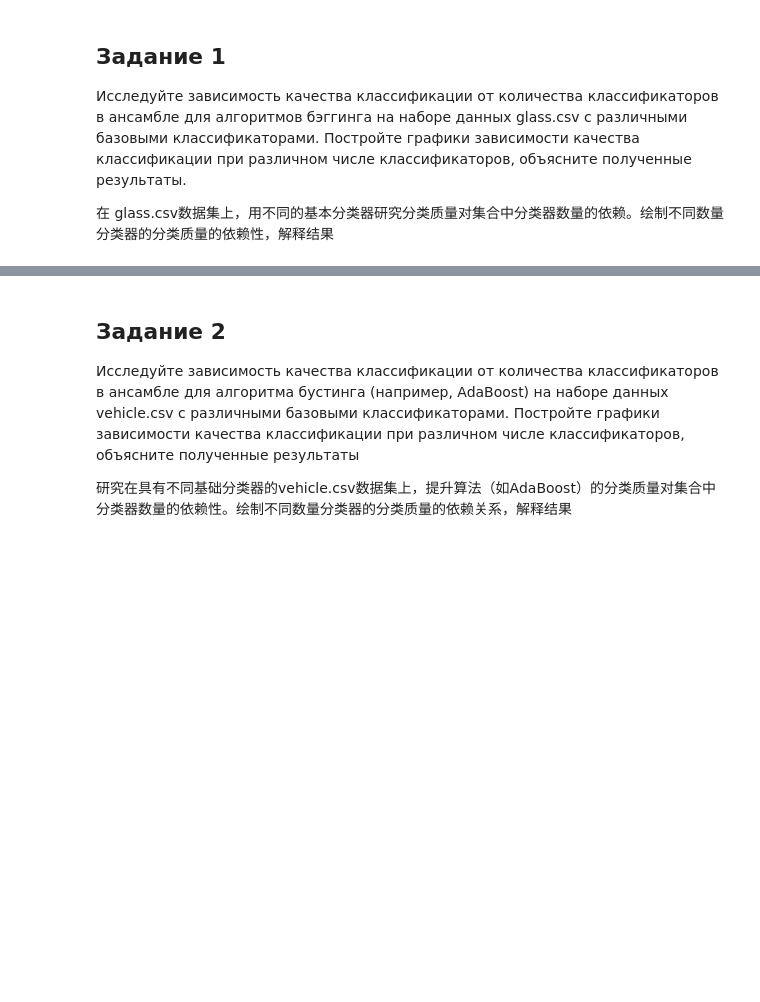
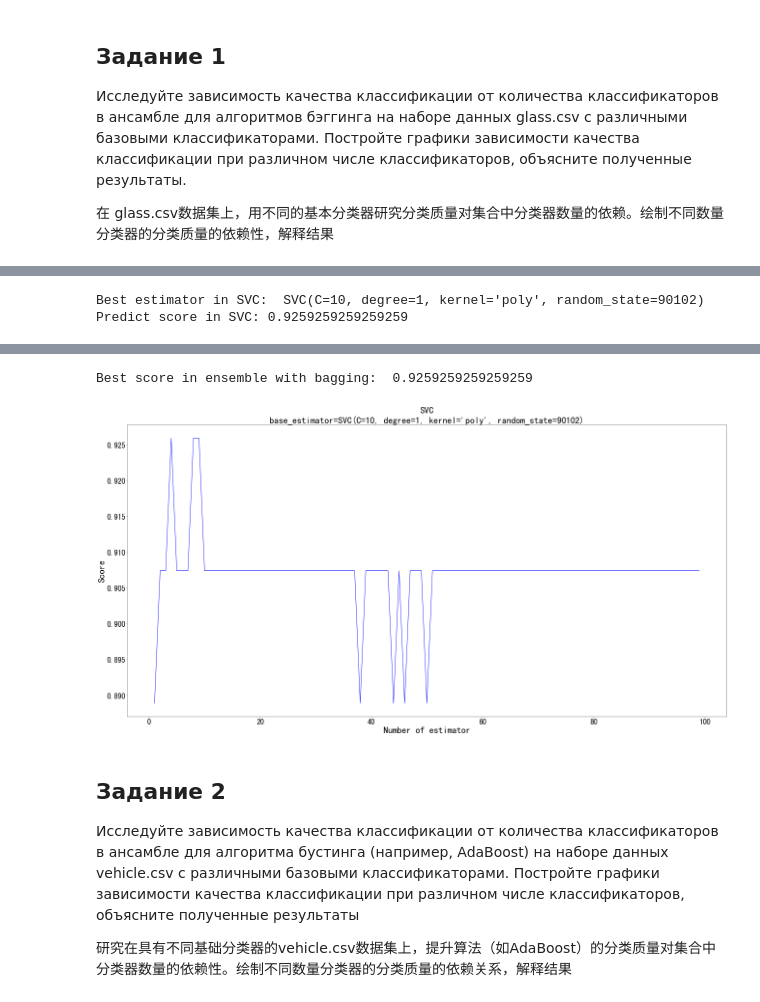
Before and after one commit to NekoSilverFox/Machine-learning, a Jupyter notebook: 199 - 集成学习 - SPbSTU - lab4/lab4 - 集成学习.ipynb, the cells around one changed output, grey strips where cells are left out. Cells and saved outputs as stored; diff of their text form; code cells hidden in the pictures; blank space fills up the shorter version.

```diff
--- a/199 - 集成学习 - SPbSTU - lab4/lab4 - 集成学习.ipynb
+++ b/199 - 集成学习 - SPbSTU - lab4/lab4 - 集成学习.ipynb
@@ -8,0 +110,19 @@
+# %%
+# SVM 支持向量机
+para_grid = {
+    'C': range(1, 100),
+    'kernel': ('RBF', 'poly', 'linear', 'sigmodi'),
+    'degree': range(1, 10)
+}
+estimator = SVC(random_state=90102)
+estimator = GridSearchCV(estimator=estimator, param_grid=para_grid, cv=10)
+estimator = estimator.fit(X=x_train, y=y_train).best_estimator_
+print('Best estimator in SVC: ', estimator)
+print('Predict score in SVC:', estimator.score(X=x_test, y=y_test))
+plot_bagging_ensemble(base_estimator=estimator,
+              max_num_estimator=100,
+              x_train=x_train, x_test=x_test, y_train=y_train, y_test=y_test,
+              title=f'SVC\nbase_estimator={estimator}')
+# %% [output]
+Best estimator in SVC:  SVC(C=10, degree=1, kernel='poly', random_state=90102)
+Predict score in SVC: 0.9259259259259259
@@ -9,3 +149,5 @@
+Best score in ensemble with bagging:  0.9259259259259259
+[figure, added]
 # %% [markdown]
 ## Задание 2
 
```
Also changed, not shown: parts of 11 cells of this notebook, 2 other files.
